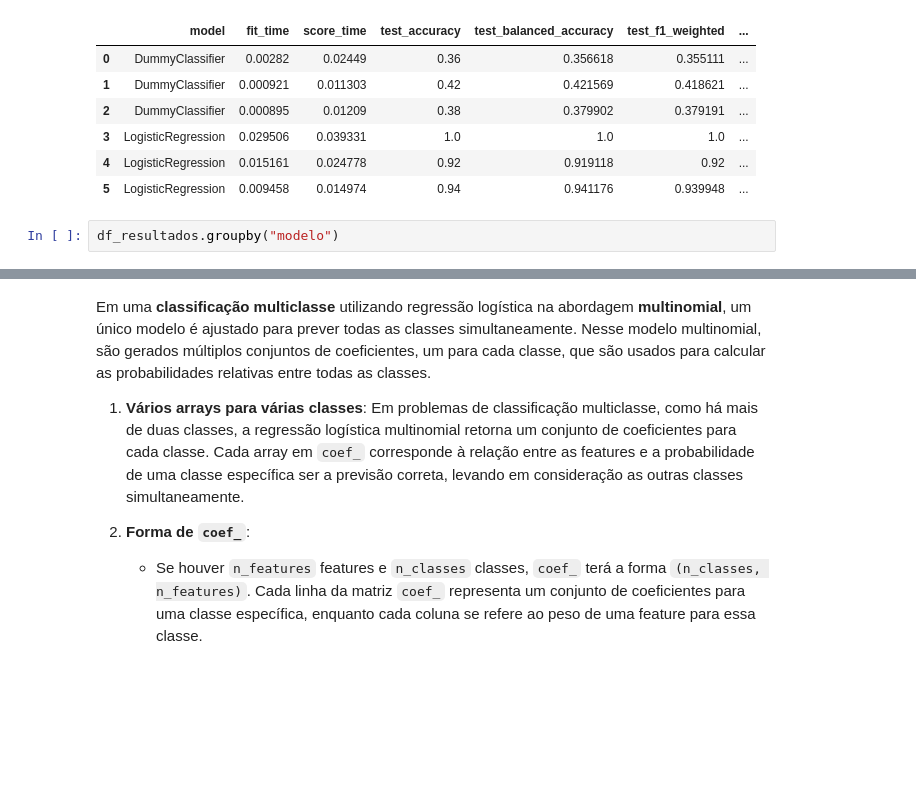
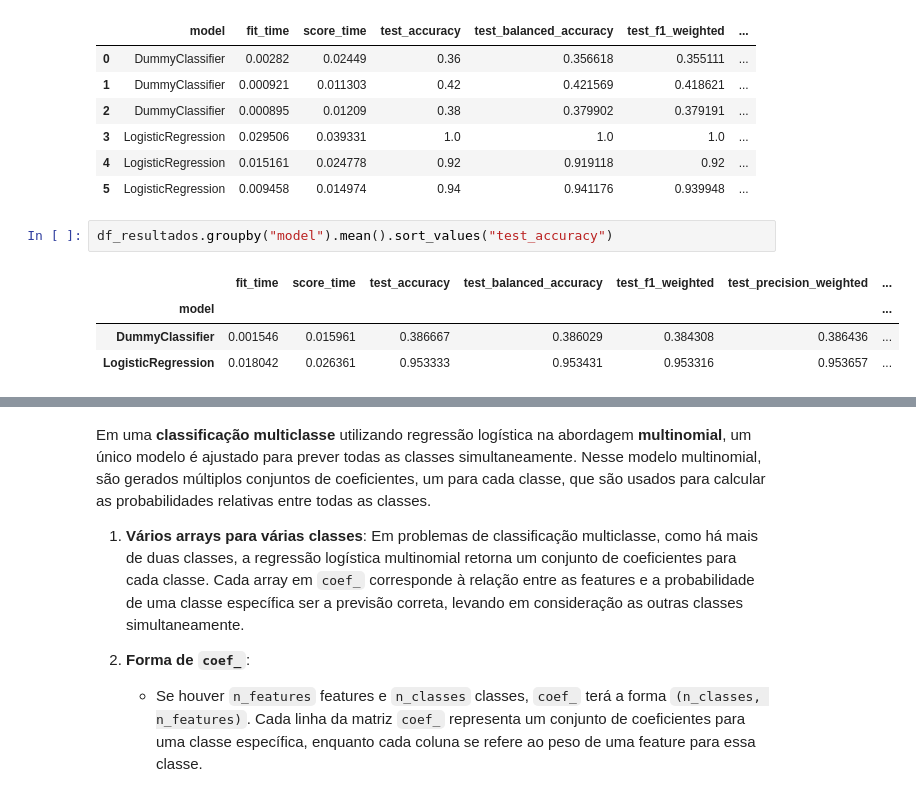
Before and after one commit to HilarioMarques/Classificacao_AlgoritmosLineares_BaseIris-, a Jupyter notebook: notebooks/ModelosPreProcessamento.ipynb, the cells around one changed output, grey strips where cells are left out. Saved outputs shown, nothing was run; the diff lists cells and outputs as text; blank space fills up the shorter version.

```diff
--- a/notebooks/ModelosPreProcessamento.ipynb
+++ b/notebooks/ModelosPreProcessamento.ipynb
@@ -94,4 +94,9 @@ df_resultados
 | 4 | LogisticRegression | 0.015161 | 0.024778 | 0.92 | 0.919118 | 0.92 | ... |
 | 5 | LogisticRegression | 0.009458 | 0.014974 | 0.94 | 0.941176 | 0.939948 | ... |
 # %%
-df_resultados.groupby("modelo")
+df_resultados.groupby("model").mean().sort_values("test_accuracy")
+# %% [output]
+|  | fit_time | score_time | test_accuracy | test_balanced_accuracy | test_f1_weighted | test_precision_weighted | ... |
+| model |  |  |  |  |  |  | ... |
+| DummyClassifier | 0.001546 | 0.015961 | 0.386667 | 0.386029 | 0.384308 | 0.386436 | ... |
+| LogisticRegression | 0.018042 | 0.026361 | 0.953333 | 0.953431 | 0.953316 | 0.953657 | ... |
```
Also changed, not shown: parts of 1 cell of this notebook.
